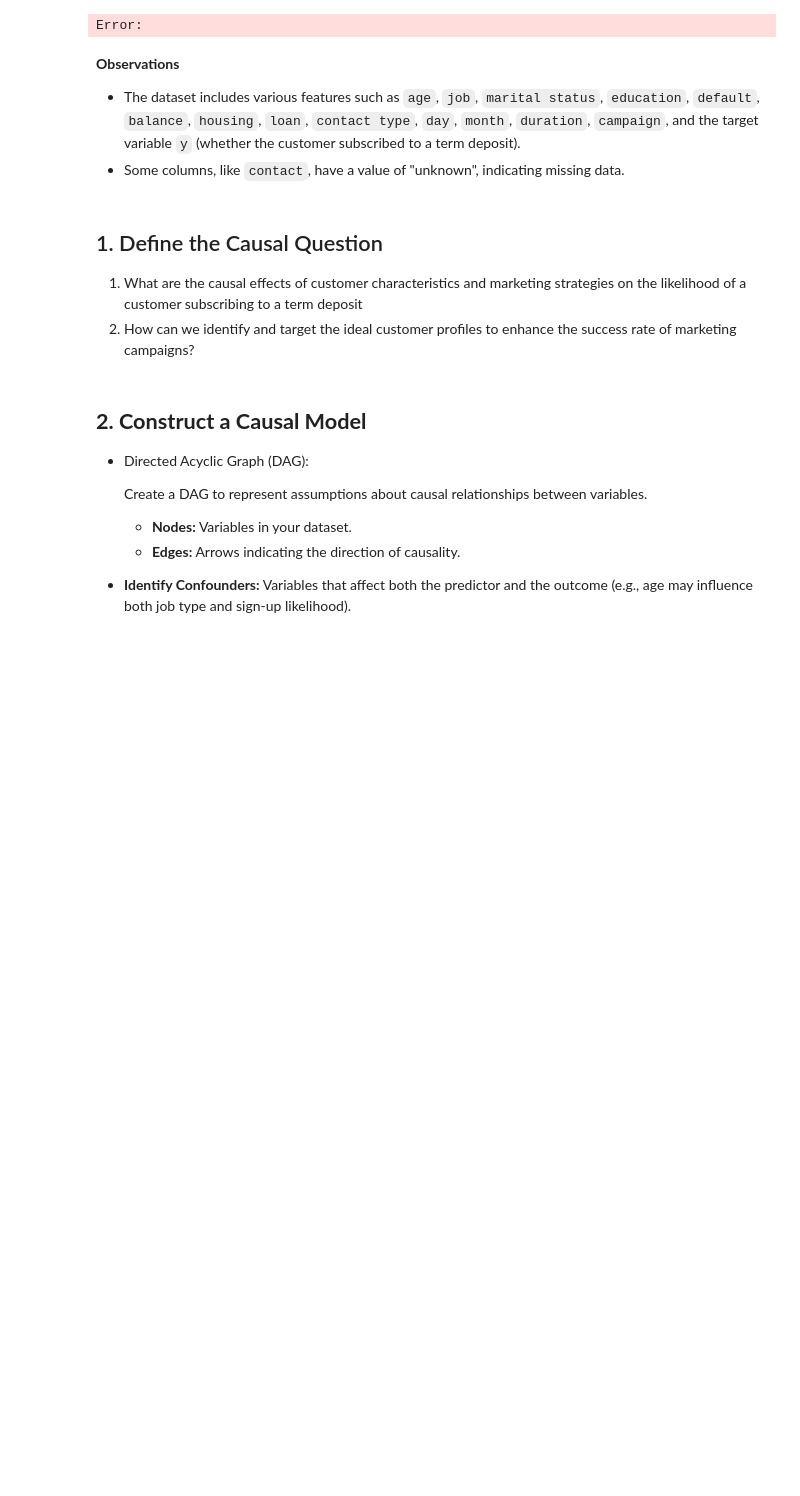
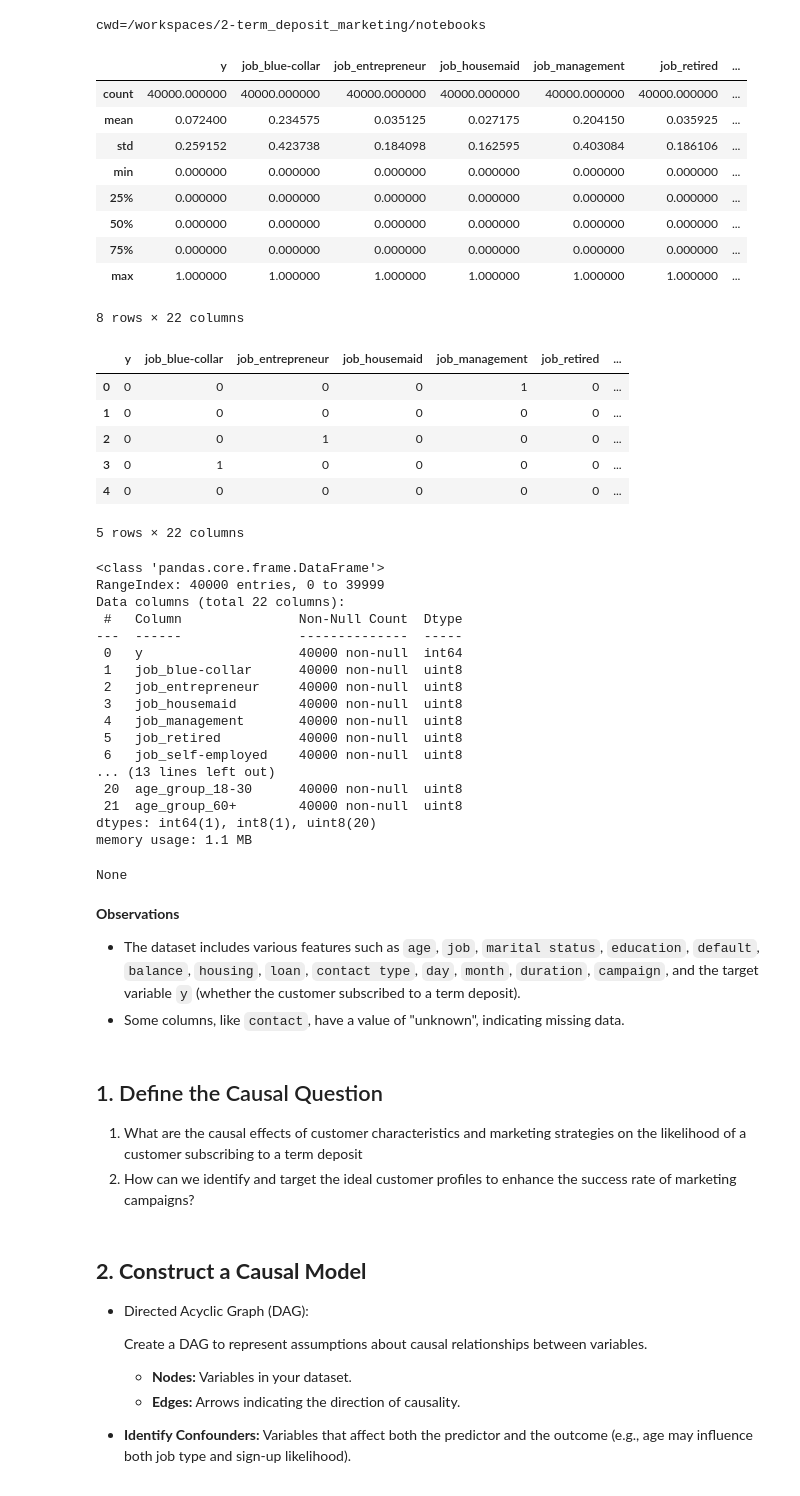
Before and after one commit to Echo9k/2-term_deposit_marketing, a Jupyter notebook: notebooks/3-causal_analysis.ipynb, the cells around one changed output. Saved outputs shown, nothing was run; the diff lists cells and outputs as text; code cells hidden in the pictures; blank space fills up the shorter version.

```diff
--- a/notebooks/3-causal_analysis.ipynb
+++ b/notebooks/3-causal_analysis.ipynb
@@ -1,6 +1,5 @@
 # %%
-import sys
-import os
+
 
 # Import necessary libraries
 import pandas as pd
@@ -17,40 +16,76 @@ from sklearn.metrics import accuracy_score, roc_auc_score, classification_report
 from sklearn.linear_model import LogisticRegression, LassoCV
 from sklearn.ensemble import RandomForestClassifier, RandomForestRegressor
 from sklearn.neighbors import NearestNeighbors
 
 # Libraries for causal inference
 from causalinference import CausalModel
 import statsmodels.api as sm
 import statsmodels.formula.api as smf
 import dowhy
 import networkx as nx
 from graphviz import Digraph
 from econml.dml import LinearDML, CausalForestDML
 from statsmodels.stats.outliers_influence import variance_inflation_factor
 
 
 # Get the absolute path of the subfolder
-term_deposit_path = os.path.abspath(os.path.join('..', 'term-deposit'))
+while os.path.basename(cwd := os.getcwd()) != "2-term_deposit_marketing":
+    os.chdir("..")
+    print(f"{cwd=:}")
 
 # Add the path to the sys.path list
-sys.path.append(term_deposit_path)
+sys.path.append("term_deposit")
 
-
-import causal_analysis as ca
-
+# Import the custom functions
+from term_deposit import causal_analysis as ca
 
 # Load the dataset
-data_encoded = pd.read_parquet('../data/data_precall_encoded.parquet')
+data_encoded = pd.read_parquet('data/processed/data_precall_encoded.parquet')
 
 
 display(data_encoded.describe())
 
 # Display the first few rows of the dataset
 display(data_encoded.head())
 
 display(data_encoded.info())
 # %% [output]
-Error:
+cwd=/workspaces/2-term_deposit_marketing/notebooks
+|  | y | job_blue-collar | job_entrepreneur | job_housemaid | job_management | job_retired | ... |
+| count | 40000.000000 | 40000.000000 | 40000.000000 | 40000.000000 | 40000.000000 | 40000.000000 | ... |
+| mean | 0.072400 | 0.234575 | 0.035125 | 0.027175 | 0.204150 | 0.035925 | ... |
+| std | 0.259152 | 0.423738 | 0.184098 | 0.162595 | 0.403084 | 0.186106 | ... |
+| min | 0.000000 | 0.000000 | 0.000000 | 0.000000 | 0.000000 | 0.000000 | ... |
+| 25% | 0.000000 | 0.000000 | 0.000000 | 0.000000 | 0.000000 | 0.000000 | ... |
+| 50% | 0.000000 | 0.000000 | 0.000000 | 0.000000 | 0.000000 | 0.000000 | ... |
+| 75% | 0.000000 | 0.000000 | 0.000000 | 0.000000 | 0.000000 | 0.000000 | ... |
+| max | 1.000000 | 1.000000 | 1.000000 | 1.000000 | 1.000000 | 1.000000 | ... |
+8 rows × 22 columns
+|  | y | job_blue-collar | job_entrepreneur | job_housemaid | job_management | job_retired | ... |
+| 0 | 0 | 0 | 0 | 0 | 1 | 0 | ... |
+| 1 | 0 | 0 | 0 | 0 | 0 | 0 | ... |
+| 2 | 0 | 0 | 1 | 0 | 0 | 0 | ... |
+| 3 | 0 | 1 | 0 | 0 | 0 | 0 | ... |
+| 4 | 0 | 0 | 0 | 0 | 0 | 0 | ... |
+5 rows × 22 columns
+<class 'pandas.core.frame.DataFrame'>
+RangeIndex: 40000 entries, 0 to 39999
+Data columns (total 22 columns):
+ #   Column               Non-Null Count  Dtype
+---  ------               --------------  -----
+ 0   y                    40000 non-null  int64
+ 1   job_blue-collar      40000 non-null  uint8
+ 2   job_entrepreneur     40000 non-null  uint8
+ 3   job_housemaid        40000 non-null  uint8
+ 4   job_management       40000 non-null  uint8
+ 5   job_retired          40000 non-null  uint8
+ 6   job_self-employed    40000 non-null  uint8
+... (13 lines left out)
+ 20  age_group_18-30      40000 non-null  uint8
+ 21  age_group_60+        40000 non-null  uint8
+dtypes: int64(1), int8(1), uint8(20)
+memory usage: 1.1 MB
+None
 # %% [markdown]
 **Observations**
 
```
Also changed, not shown: parts of 5 cells of this notebook, 13 other files.
